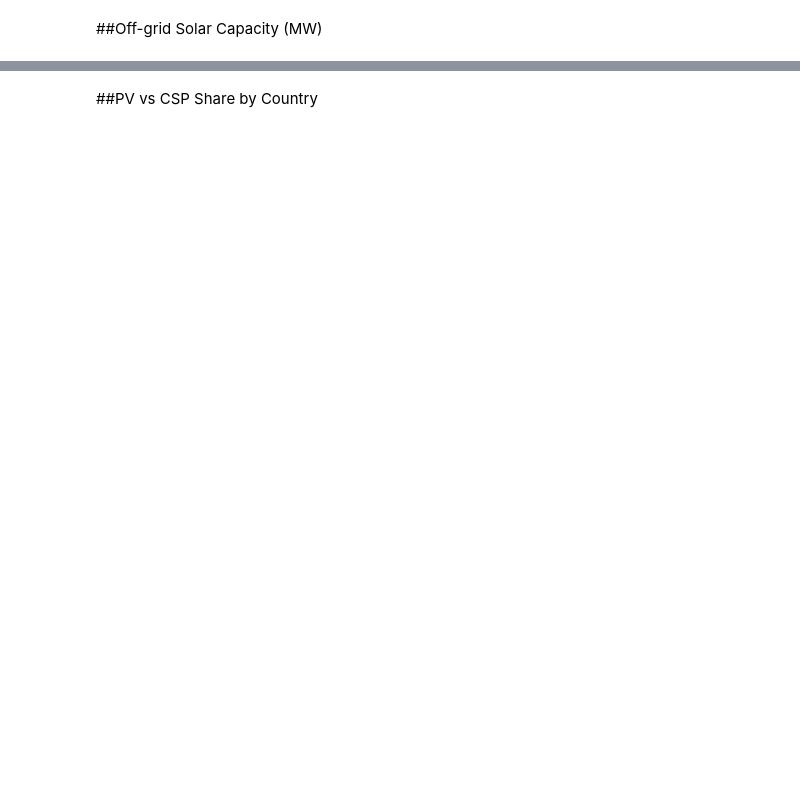
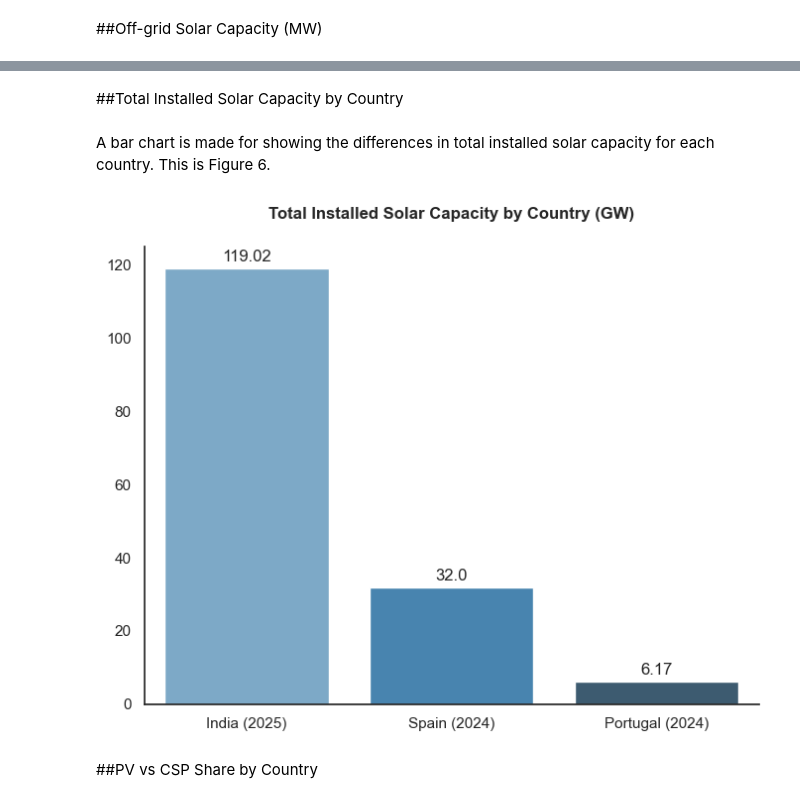
Before and after one commit to Luisdapardo/solar-benchmark-charts, a Jupyter notebook: Appendix b Solar benchmark charts.ipynb, the cells around one changed output, grey strips where cells are left out. Drawn from its saved outputs; the diff is of its cells as text; code cells hidden in the pictures; blank space fills up the shorter version.

```diff
--- a/Appendix b Solar benchmark charts.ipynb
+++ b/Appendix b Solar benchmark charts.ipynb
@@ -203,3 +187,33 @@ plt.show()
+# %% [markdown]
+##Total Installed Solar Capacity by Country
+# %% [markdown]
+A bar chart is made for showing the differences in total installed solar capacity for each country. This is Figure 6.
+# %%
+title_pad = 20
+plt.figure(figsize=(8,6))
+ax = sns.barplot(
+    data=solar_benchmark,
+    x="Country",
+    y="Total Installed Capacity (GW)",
+    palette="Blues_d"
+)
+
+plt.title("Total Installed Solar Capacity by Country (GW)", fontweight="bold", pad=title_pad)
+plt.xlabel('')
+plt.ylabel('')
+sns.despine(top=True, right=True)
+
+years = {"India": 2025, "Spain": 2024, "Portugal": 2024}
+ax.set_xticklabels([f"{t.get_text()} ({years[t.get_text()]})" for t in ax.get_xticklabels()])
+
+
+for i, row in solar_benchmark.iterrows():
+    ax.text(i,
+            row["Total Installed Capacity (GW)"] + 1,
+            f'{row["Total Installed Capacity (GW)"]}',
+            ha='center', va='bottom')
+# %% [output]
+[figure, new version]
 # %% [markdown]
 ##PV vs CSP Share by Country
 # %% [markdown]
```
Also changed, not shown: parts of 13 cells of this notebook.
